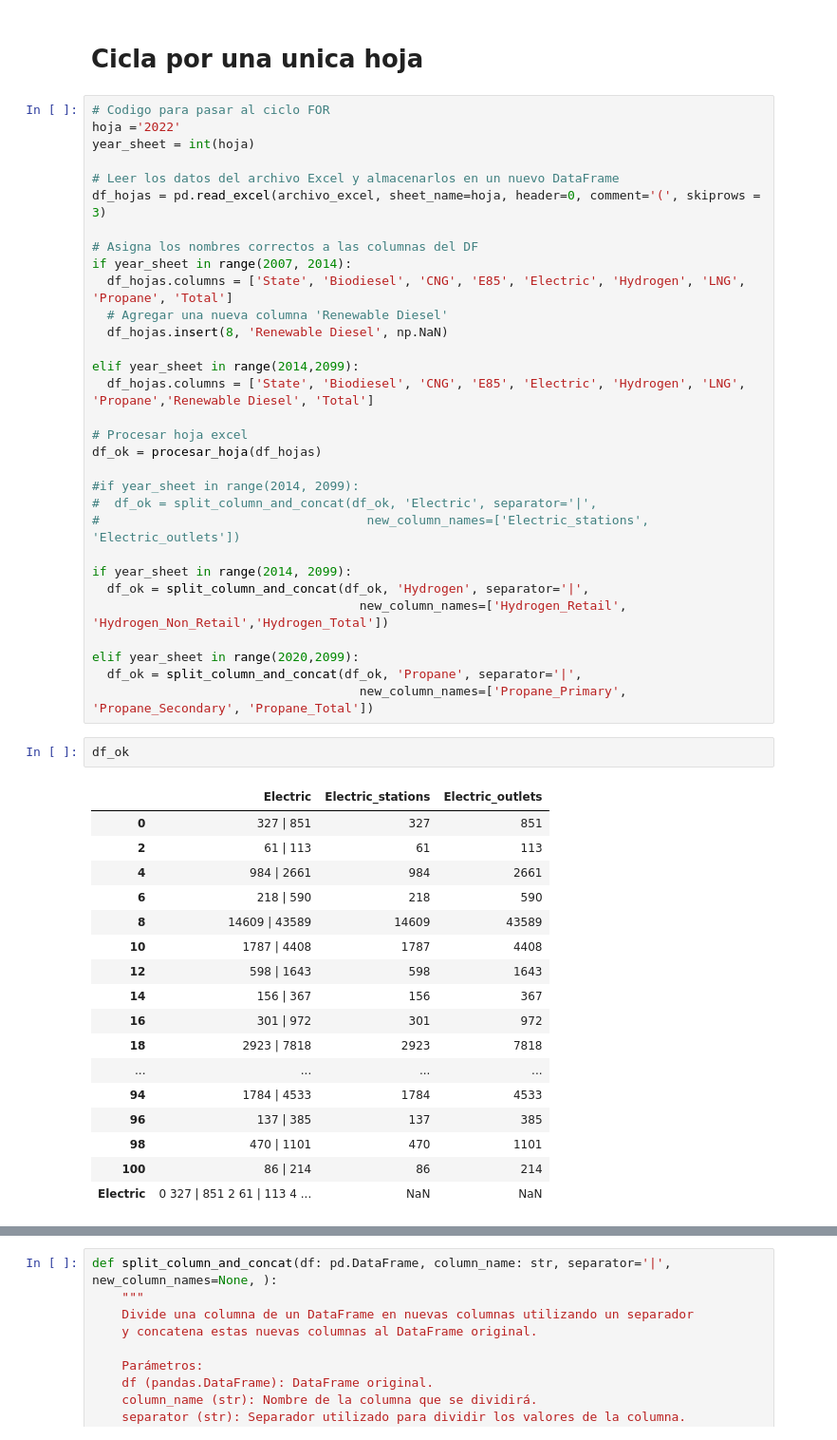
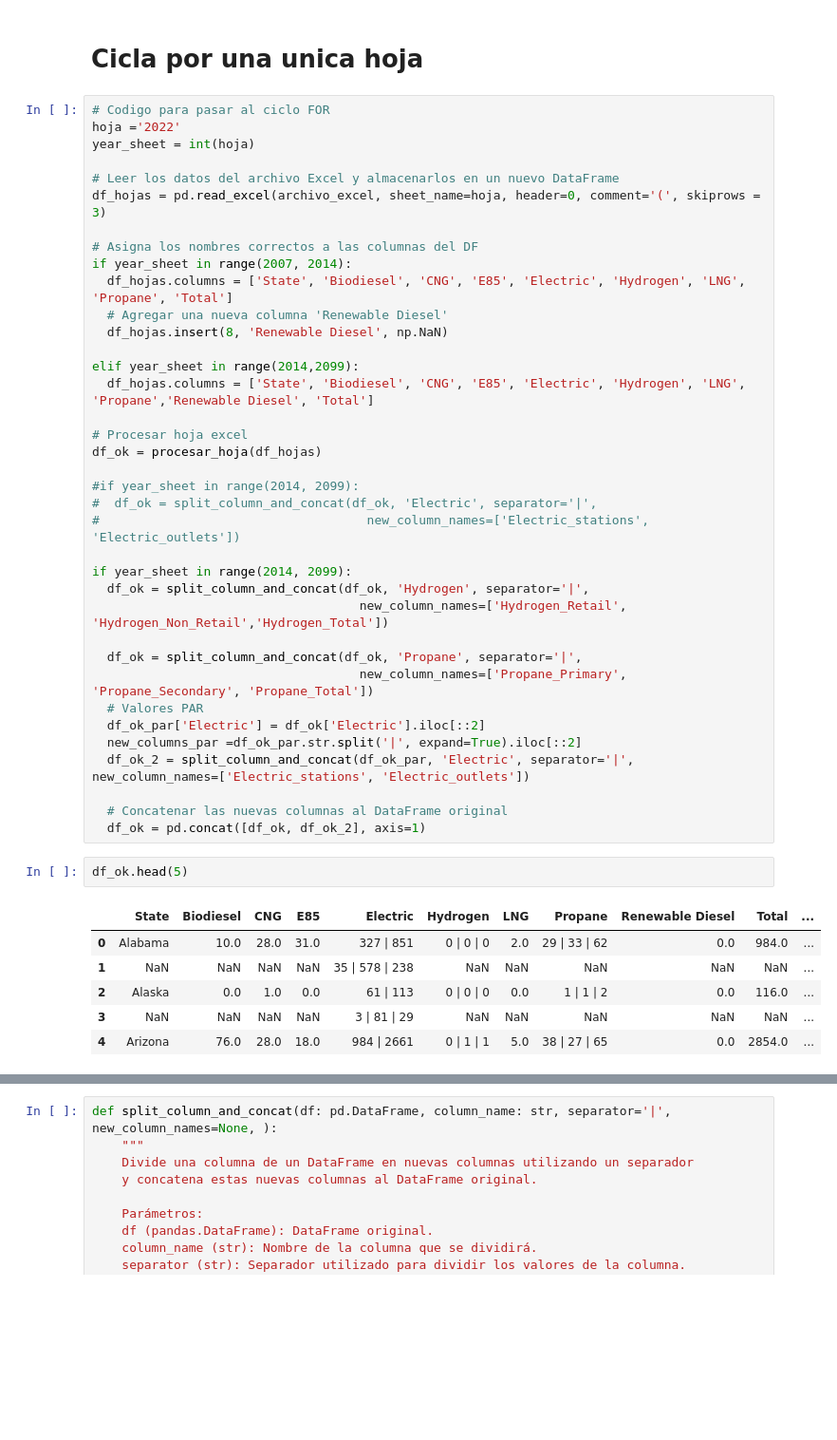
Before and after one commit to omanofx/portfolio, a Jupyter notebook: data_wrangling/data_cleaning.ipynb, the cells around one changed output, grey strips where cells are left out. Shown at 95% size. Drawn from its saved outputs; the diff is of its cells as text; blank space fills up the shorter version.

```diff
--- a/data_wrangling/data_cleaning.ipynb
+++ b/data_wrangling/data_cleaning.ipynb
@@ -522,26 +522,21 @@ if year_sheet in range(2014, 2099):
   df_ok = split_column_and_concat(df_ok, 'Hydrogen', separator='|',
                                     new_column_names=['Hydrogen_Retail', 'Hydrogen_Non_Retail','Hydrogen_Total'])
 
-elif year_sheet in range(2020,2099):
   df_ok = split_column_and_concat(df_ok, 'Propane', separator='|',
                                     new_column_names=['Propane_Primary', 'Propane_Secondary', 'Propane_Total'])
+  # Valores PAR
+  df_ok_par['Electric'] = df_ok['Electric'].iloc[::2]
+  new_columns_par =df_ok_par.str.split('|', expand=True).iloc[::2]
+  df_ok_2 = split_column_and_concat(df_ok_par, 'Electric', separator='|', new_column_names=['Electric_stations', 'Electric_outlets'])
+
+  # Concatenar las nuevas columnas al DataFrame original
+  df_ok = pd.concat([df_ok, df_ok_2], axis=1)
 # %%
-df_ok
+df_ok.head(5)
 # %% [output]
-|  | Electric | Electric_stations | Electric_outlets |
-| 0 | 327 | 851 | 327 | 851 |
-| 2 | 61 | 113 | 61 | 113 |
-| 4 | 984 | 2661 | 984 | 2661 |
-| 6 | 218 | 590 | 218 | 590 |
-| 8 | 14609 | 43589 | 14609 | 43589 |
-| 10 | 1787 | 4408 | 1787 | 4408 |
-| 12 | 598 | 1643 | 598 | 1643 |
-| 14 | 156 | 367 | 156 | 367 |
-| 16 | 301 | 972 | 301 | 972 |
-| 18 | 2923 | 7818 | 2923 | 7818 |
-| ... | ... | ... | ... |
-| 94 | 1784 | 4533 | 1784 | 4533 |
-| 96 | 137 | 385 | 137 | 385 |
-| 98 | 470 | 1101 | 470 | 1101 |
-| 100 | 86 | 214 | 86 | 214 |
-| Electric | 0 327 | 851 2 61 | 113 4 ... | NaN | NaN |
+|  | State | Biodiesel | CNG | E85 | Electric | Hydrogen | LNG | Propane | Renewable Diesel | Total | ... |
+| 0 | Alabama | 10.0 | 28.0 | 31.0 | 327 | 851 | 0 | 0 | 0 | 2.0 | 29 | 33 | 62 | 0.0 | 984.0 | ... |
+| 1 | NaN | NaN | NaN | NaN | 35 | 578 | 238 | NaN | NaN | NaN | NaN | NaN | ... |
+| 2 | Alaska | 0.0 | 1.0 | 0.0 | 61 | 113 | 0 | 0 | 0 | 0.0 | 1 | 1 | 2 | 0.0 | 116.0 | ... |
+| 3 | NaN | NaN | NaN | NaN | 3 | 81 | 29 | NaN | NaN | NaN | NaN | NaN | ... |
+| 4 | Arizona | 76.0 | 28.0 | 18.0 | 984 | 2661 | 0 | 1 | 1 | 5.0 | 38 | 27 | 65 | 0.0 | 2854.0 | ... |
```
Also changed, not shown: parts of 3 cells of this notebook.
